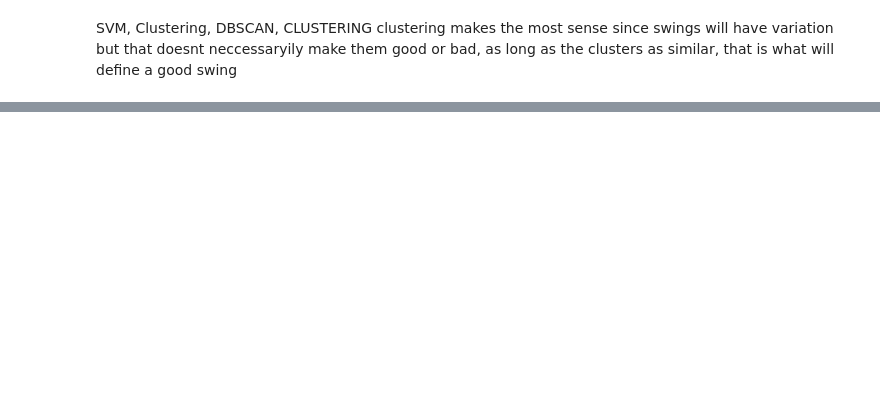
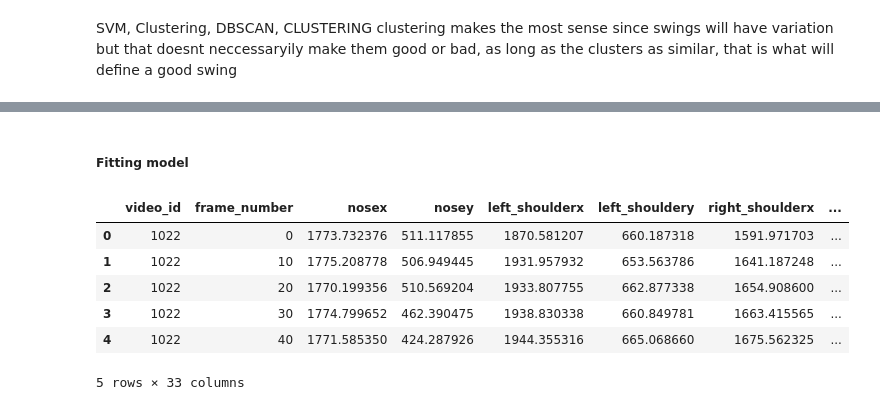
Before and after one commit to Matthewtershi/baseball_sim, a Jupyter notebook: main_model.ipynb, the cells around one changed output, grey strips where cells are left out. Saved outputs shown, nothing was run; the diff lists cells and outputs as text; code cells hidden in the pictures; blank space fills up the shorter version.

```diff
--- a/main_model.ipynb
+++ b/main_model.ipynb
@@ -35,0 +36,19 @@ Error:
+# %%
+position_columns=['video_id', 'frame_number',
+        'nosex', 'nosey',
+        'left_shoulderx', 'left_shouldery',
+        'right_shoulderx', 'right_shouldery',
+        'left_elbowx', 'left_elbowy',
+        'right_elbowx', 'rightelbowy',
+        'left_wristx', 'left_wristy',
+        'right_wristx', 'right_wristy',
+        'left_hipx', 'left_hipy',
+        'right_hipx','right_hipy',
+        'left_kneex', 'left_kneey',
+        'right_kneex', 'rightkneey',
+        'left_anklex', 'left_ankley',
+        'right_anklex', 'right_ankley',
+        'left_footx', 'left_footy',
+        'right_footx', 'right_footy']
+# %% [markdown]
+##### Fitting model
@@ -35,0 +61,10 @@ Error:
+# %%
+combined_df.head()
+# %% [output]
+|  | video_id | frame_number | nosex | nosey | left_shoulderx | left_shouldery | right_shoulderx | ... |
+| 0 | 1022 | 0 | 1773.732376 | 511.117855 | 1870.581207 | 660.187318 | 1591.971703 | ... |
+| 1 | 1022 | 10 | 1775.208778 | 506.949445 | 1931.957932 | 653.563786 | 1641.187248 | ... |
+| 2 | 1022 | 20 | 1770.199356 | 510.569204 | 1933.807755 | 662.877338 | 1654.908600 | ... |
+| 3 | 1022 | 30 | 1774.799652 | 462.390475 | 1938.830338 | 660.849781 | 1663.415565 | ... |
+| 4 | 1022 | 40 | 1771.585350 | 424.287926 | 1944.355316 | 665.068660 | 1675.562325 | ... |
+5 rows × 33 columns
```
Also changed, not shown: parts of 6 cells of this notebook.
